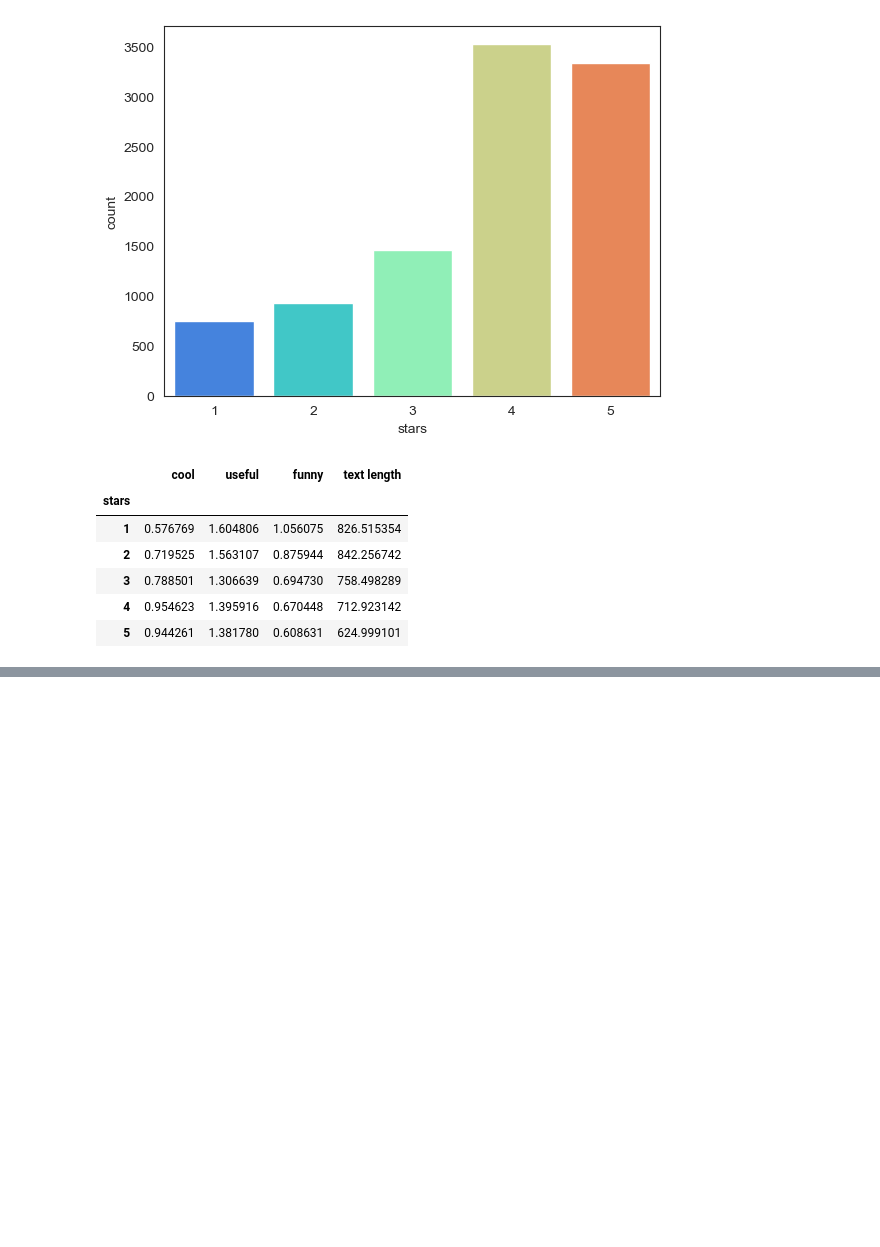
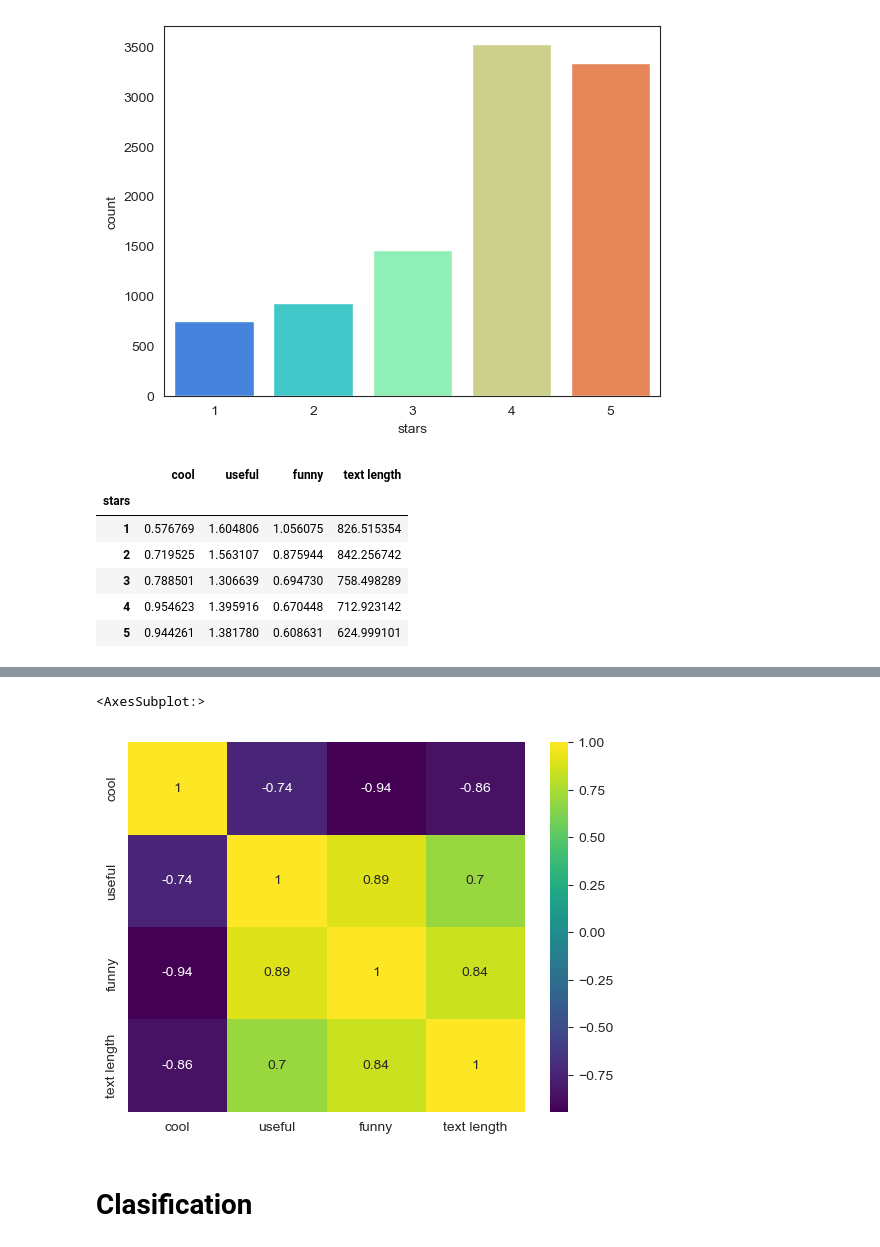
Before and after one commit to dancanyego/Natual-Language-Processing, a Jupyter notebook: yelp_reviews_model.ipynb, the cells around one changed output, grey strips where cells are left out. Cells and saved outputs as stored; diff of their text form; code cells hidden in the pictures; blank space fills up the shorter version.

```diff
--- a/yelp_reviews_model.ipynb
+++ b/yelp_reviews_model.ipynb
@@ -100,0 +107,7 @@ stars_corr = yelp.groupby()
+# %%
+sns.heatmap(stars.corr(),cmap='viridis',annot=True)
+# %% [output]
+<AxesSubplot:>
+[figure, added]
+# %% [markdown]
+# Clasification
```
Also changed, not shown: parts of 4 cells of this notebook.
